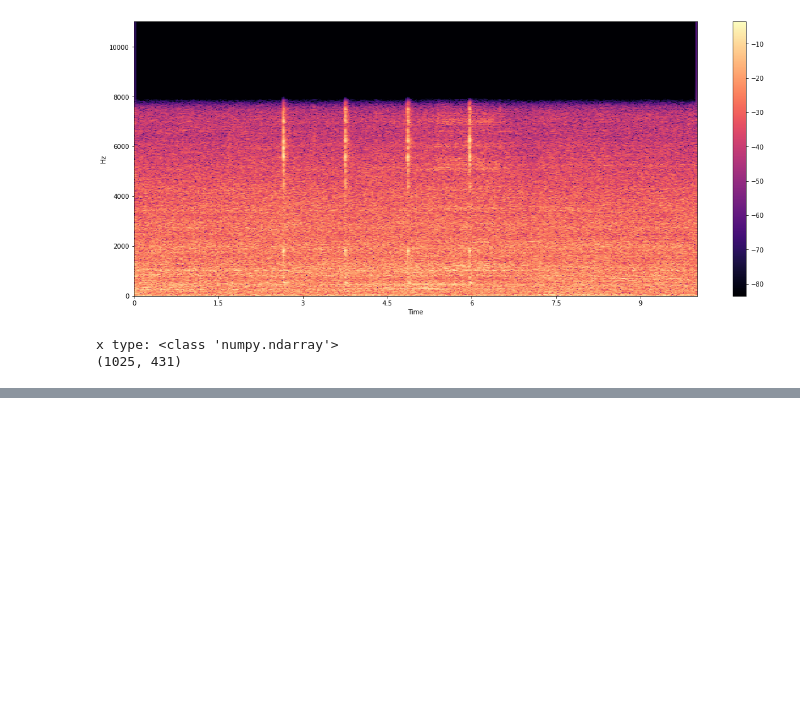
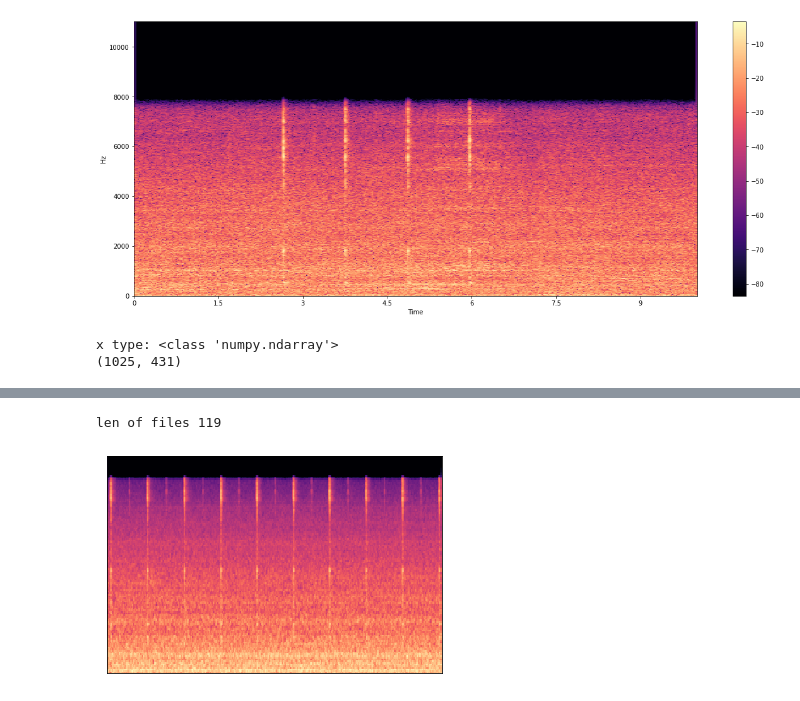
Before and after one commit to yusufakcakaya/Machine-condition-monitoring-with-CNN-Model, a Jupyter notebook: MIMII.ipynb, the cells around one changed output, grey strips where cells are left out. Drawn from its saved outputs; the diff is of its cells as text; code cells hidden in the pictures; blank space fills up the shorter version.

```diff
--- a/MIMII.ipynb
+++ b/MIMII.ipynb
@@ -98,0 +246,5 @@ x type: <class 'numpy.ndarray'>
+# %%
+to_png(abnormal_v02,'valveAbnormal','list_abnormal')
+# %% [output]
+len of files 119
+[figure, added]
```
Also changed, not shown: parts of 41 cells of this notebook.
